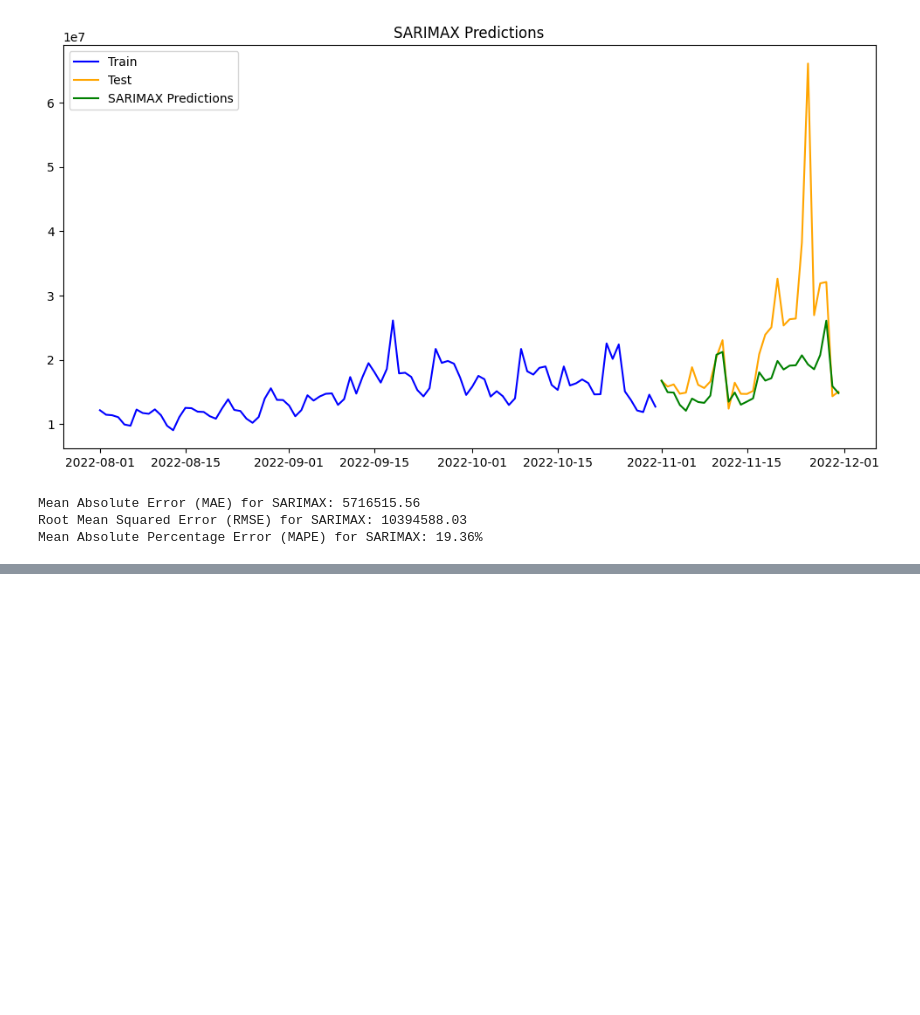
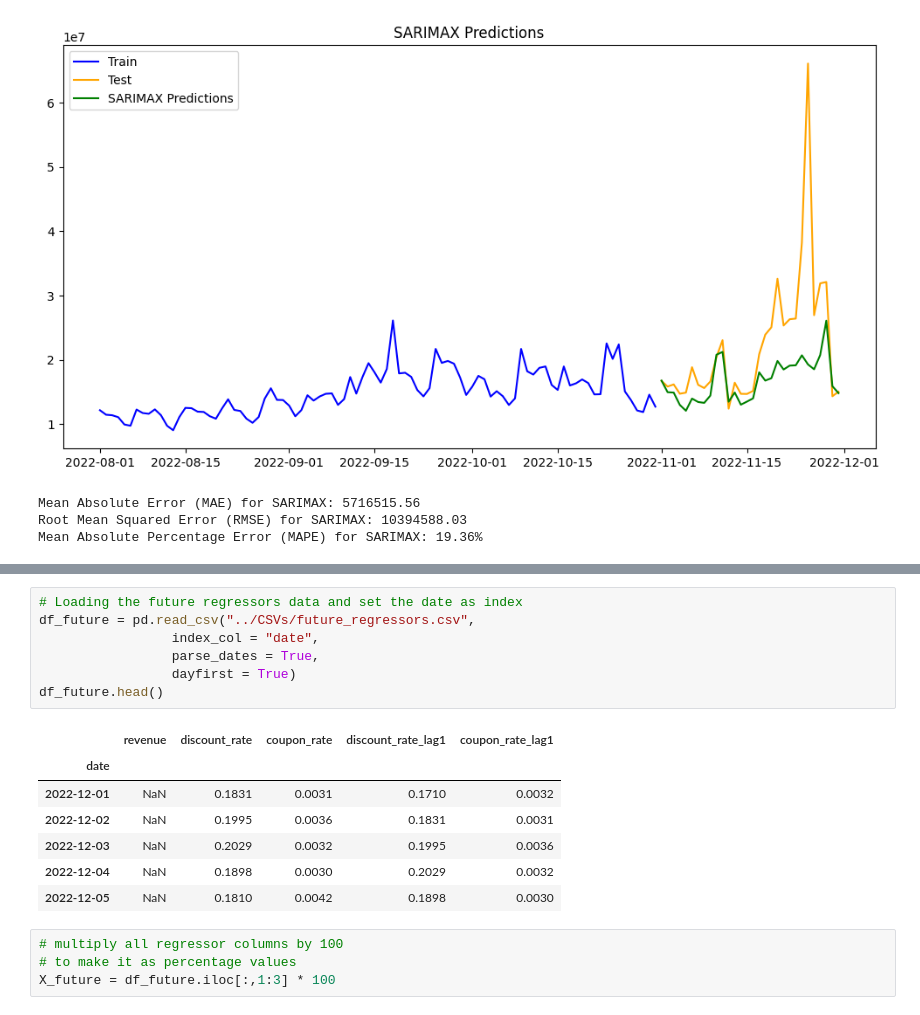
Before and after one commit to SuDy0906/Time-Series-Analysis-and-Forecasting, a Jupyter notebook: Models/SARIMAX.ipynb, the cells around one changed output, grey strips where cells are left out. Drawn from its saved outputs; the diff is of its cells as text; blank space fills up the shorter version.

```diff
--- a/Models/SARIMAX.ipynb
+++ b/Models/SARIMAX.ipynb
@@ -152,0 +304,19 @@ Mean Absolute Percentage Error (MAPE) for SARIMAX: 19.36%
+# %%
+# Loading the future regressors data and set the date as index
+df_future = pd.read_csv("../CSVs/future_regressors.csv",
+                 index_col = "date",
+                 parse_dates = True,
+                 dayfirst = True)
+df_future.head()
+# %% [output]
+|  | revenue | discount_rate | coupon_rate | discount_rate_lag1 | coupon_rate_lag1 |
+| date |  |  |  |  |  |
+| 2022-12-01 | NaN | 0.1831 | 0.0031 | 0.1710 | 0.0032 |
+| 2022-12-02 | NaN | 0.1995 | 0.0036 | 0.1831 | 0.0031 |
+| 2022-12-03 | NaN | 0.2029 | 0.0032 | 0.1995 | 0.0036 |
+| 2022-12-04 | NaN | 0.1898 | 0.0030 | 0.2029 | 0.0032 |
+| 2022-12-05 | NaN | 0.1810 | 0.0042 | 0.1898 | 0.0030 |
+# %%
+# multiply all regressor columns by 100
+# to make it as percentage values
+X_future = df_future.iloc[:,1:3] * 100
```
Also changed, not shown: parts of 19 cells of this notebook.
